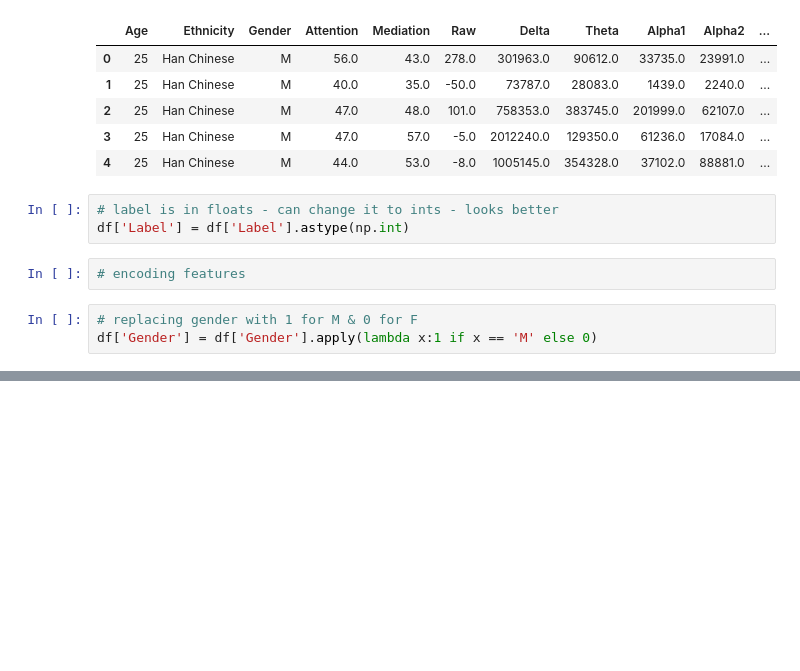
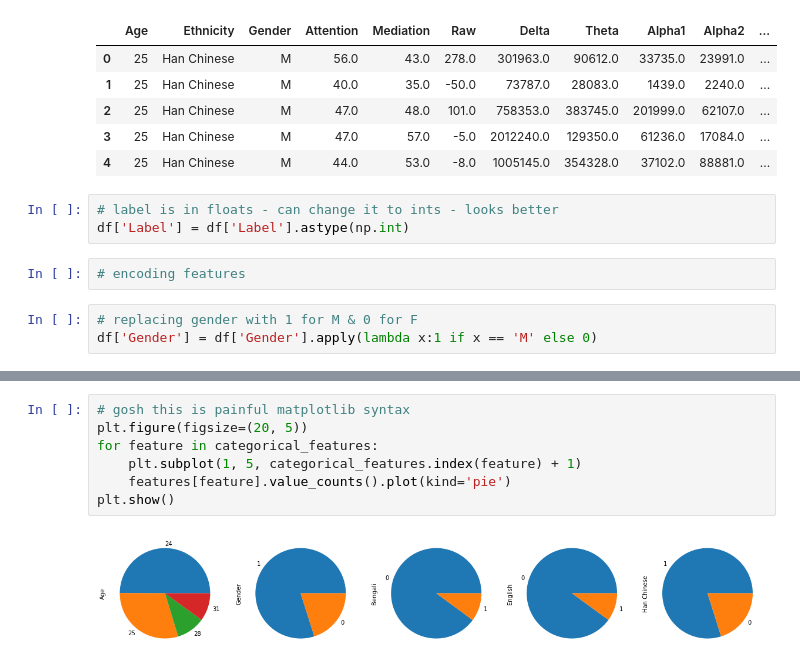
Before and after one commit to rajnishprao/Spiced_Projects, a Jupyter notebook: Time_Series_Classification/EEG_01_EDA.ipynb, the cells around one changed output, grey strips where cells are left out. Saved outputs shown, nothing was run; the diff lists cells and outputs as text; blank space fills up the shorter version.

```diff
--- a/Time_Series_Classification/EEG_01_EDA.ipynb
+++ b/Time_Series_Classification/EEG_01_EDA.ipynb
@@ -202,0 +239,9 @@ memory usage: 1.5 MB
+# %%
+# gosh this is painful matplotlib syntax
+plt.figure(figsize=(20, 5))
+for feature in categorical_features:
+    plt.subplot(1, 5, categorical_features.index(feature) + 1)
+    features[feature].value_counts().plot(kind='pie')
+plt.show()
+# %% [output]
+[figure, added]
```
Also changed, not shown: parts of 17 cells of this notebook.
